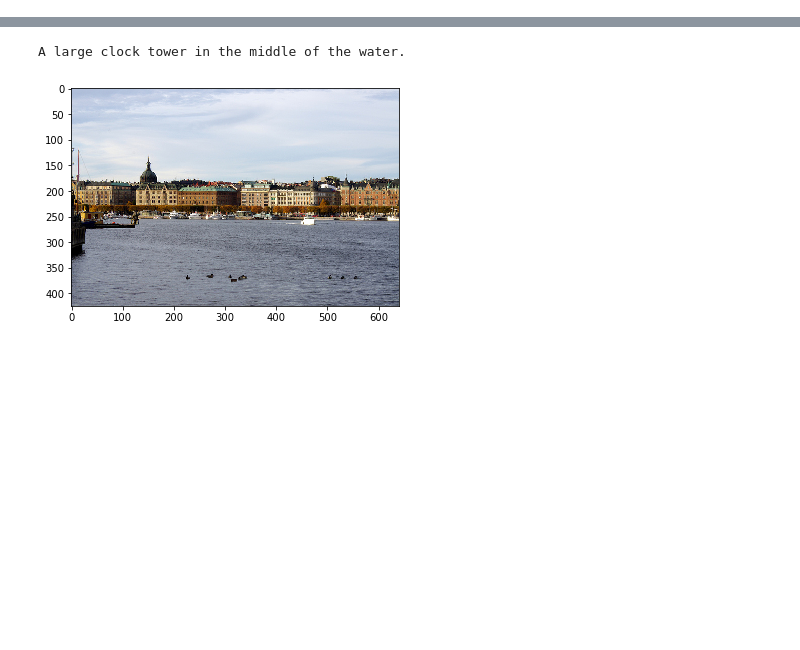
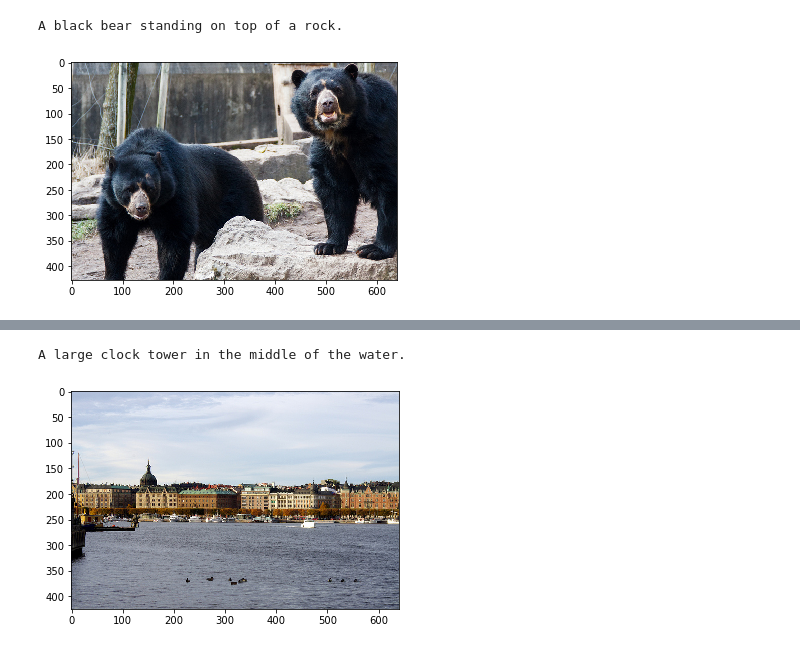
Before and after one commit to eladhoffer/seq2seq.pytorch, a Jupyter notebook: examples/Generate_Caption.ipynb, the cells around one changed output, grey strips where cells are left out. Drawn from its saved outputs; the diff is of its cells as text; code cells hidden in the pictures; blank space fills up the shorter version.

```diff
--- a/examples/Generate_Caption.ipynb
+++ b/examples/Generate_Caption.ipynb
@@ -45,0 +53,6 @@ def visualize_attention(img, attention):
+# %%
+img, (caption, attentions) = show_and_tell('/media/ssd/Datasets/COCO/val2014/COCO_val2014_000000450004.jpg')
+print(caption)
+# %% [output]
+A black bear standing on top of a rock.
+[figure, added]
```
Also changed, not shown: parts of 5 cells of this notebook, 13 other files.
